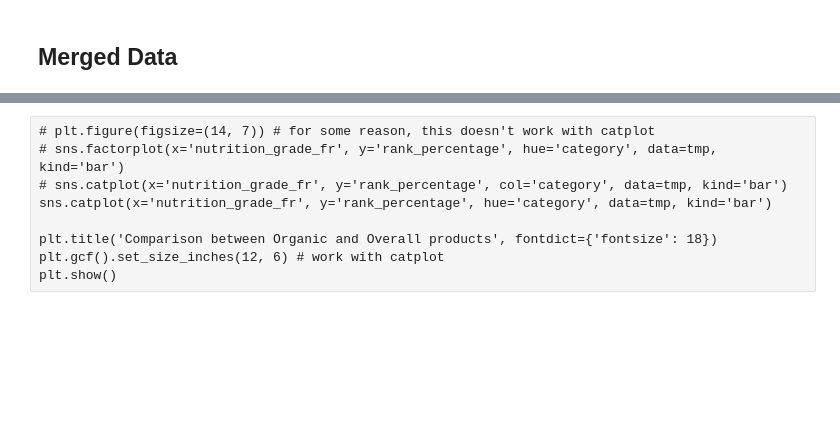
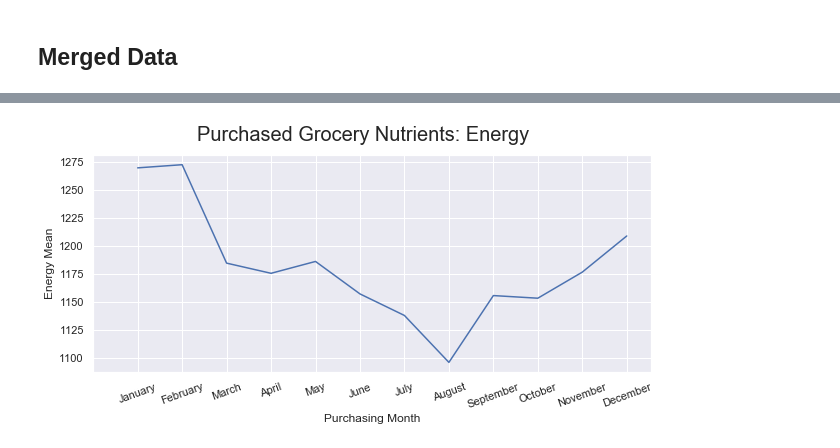
Before and after one commit to davilayang/food-reviews, a Jupyter notebook: 2_exploratory.ipynb, the cells around one changed output, grey strips where cells are left out. Cells and saved outputs as stored; diff of their text form; code cells hidden in the pictures; blank space fills up the shorter version.

```diff
--- a/2_exploratory.ipynb
+++ b/2_exploratory.ipynb
@@ -535,9 +77,15 @@ plt.show()
-# %% [raw]
-# plt.figure(figsize=(14, 7)) # for some reason, this doesn't work with catplot
-# sns.factorplot(x='nutrition_grade_fr', y='rank_percentage', hue='category', data=tmp, kind='bar')
-# sns.catplot(x='nutrition_grade_fr', y='rank_percentage', col='category', data=tmp, kind='bar')
-sns.catplot(x='nutrition_grade_fr', y='rank_percentage', hue='category', data=tmp, kind='bar')
-
-plt.title('Comparison between Organic and Overall products', fontdict={'fontsize': 18})
-plt.gcf().set_size_inches(12, 6) # work with catplot
-plt.show()
+# %%
+plt.figure(figsize=(10, 4))
+tmp = sub[['review_date']+main].groupby(sub.review_date.dt.month)\
+        .mean().reset_index().drop('fiber_100g', axis=1)
+sns.lineplot(x='review_date', y='energy_100g', data=tmp)
+plt.xlabel('Purchasing Month')
+plt.xticks(np.arange(13), month_name[0:13], rotation=20)
+plt.ylabel('Energy Mean')
+plt.suptitle('Purchased Grocery Nutrients: Energy', fontsize=20)
+
+# plt.savefig('./figures/nutrients-energy.png', bbox_inches='tight', dpi=300)
+plt.show()
+# why dropping at near August? need to investigate
+# %% [output]
+[figure, added]
```
Also changed, not shown: parts of 97 cells of this notebook, 5 other files.
